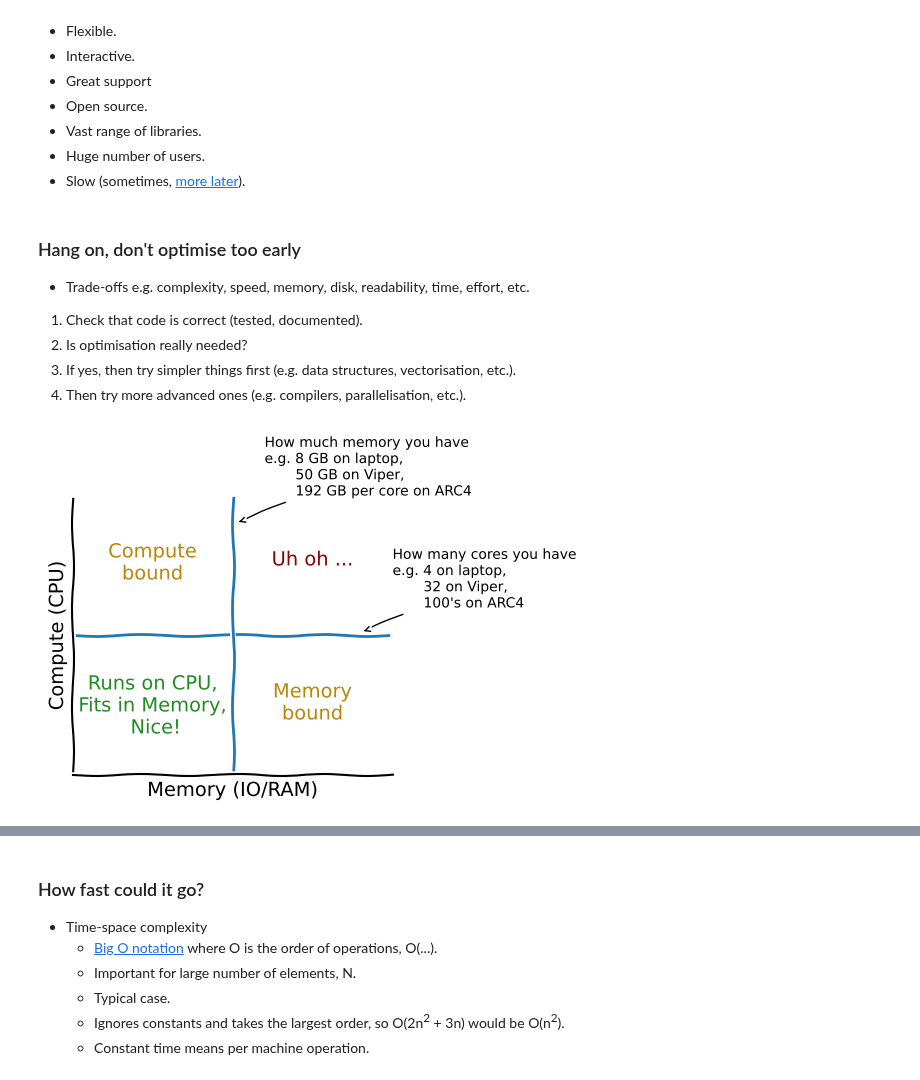
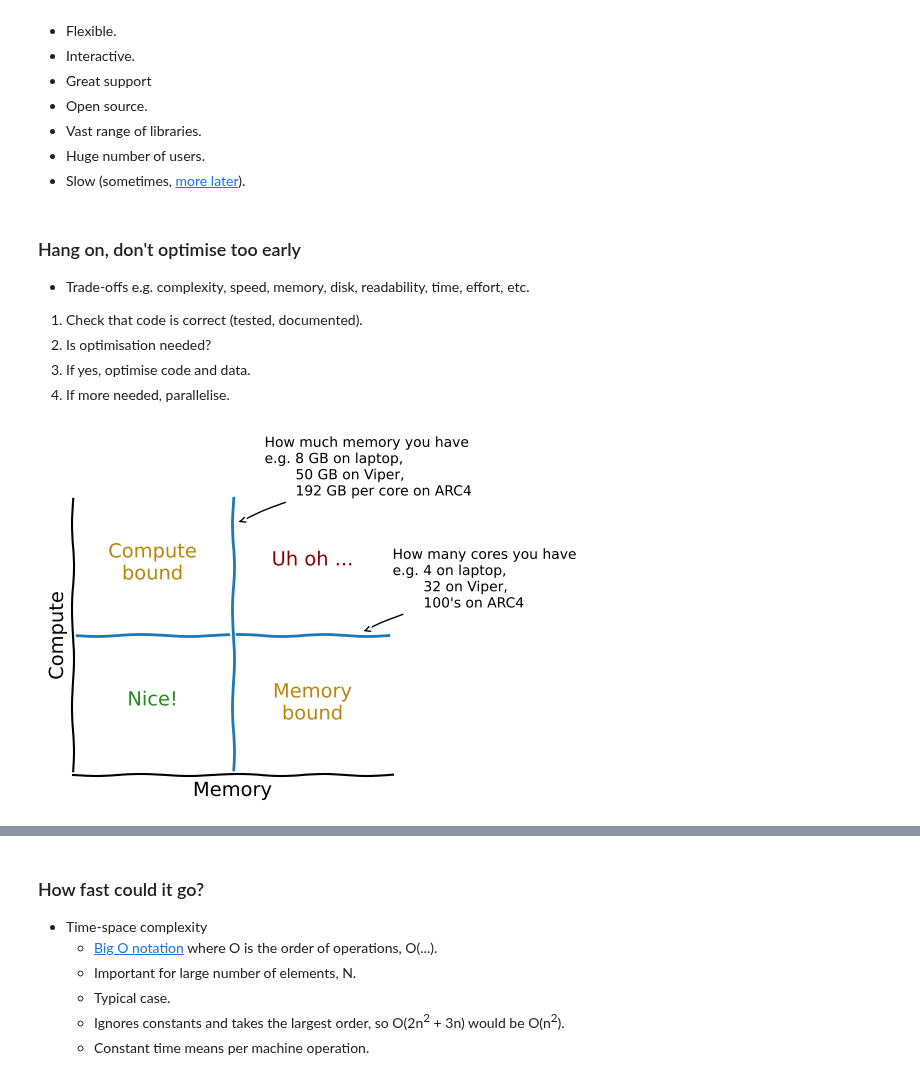
Before and after one commit to lukeconibear/tips_to_speed_up_python, a Jupyter notebook: Tips to speed up Python.ipynb, the cells around one changed output, grey strips where cells are left out. Drawn from its saved outputs; the diff is of its cells as text; code cells hidden in the pictures.

```diff
--- a/Tips to speed up Python.ipynb
+++ b/Tips to speed up Python.ipynb
@@ -46,9 +47,9 @@ l.a.conibear@leeds.ac.uk
 ### Hang on, don't optimise too early
 - Trade-offs e.g. complexity, speed, memory, disk, readability, time, effort, etc.
 1. Check that code is correct (tested, documented).
-2. Is optimisation really needed?
-3. If yes, then try simpler things first (e.g. data structures, vectorisation, etc.).
-4. Then try more advanced ones (e.g. compilers, parallelisation, etc.).
+2. Is optimisation needed?
+3. If yes, optimise code and data.
+4. If more needed, parallelise.
 # %%
 import matplotlib.pyplot as plt
 import numpy as np
@@ -56,36 +57,36 @@ import numpy as np
 with plt.xkcd():
     fig = plt.figure(figsize=(4, 4), dpi=100)
     ax = fig.add_axes((0.1, 0.2, 0.8, 0.7))
     ax.spines['right'].set_color('none')
     ax.spines['top'].set_color('none')
     ax.set_xticks([])
     ax.set_yticks([])
     ax.set_ylim([0, 1])
     ax.set_xlim([0, 1])
     plt.axhline(y=0.5, linestyle='-')
     plt.axvline(x=0.5, linestyle='-')
     ax.annotate('Compute\nbound', xy=(0.25, 0.7), ha='center', color='darkgoldenrod')
     ax.annotate('Memory\nbound', xy=(0.75, 0.2), ha='center', color='darkgoldenrod')
-    ax.annotate('Runs on CPU,\nFits in Memory,\n Nice!', xy=(0.25, 0.15), ha='center', color='forestgreen')
+    ax.annotate('Nice!', xy=(0.25, 0.25), ha='center', color='forestgreen')
     ax.annotate('Uh oh ...', xy=(0.75, 0.75), ha='center', color='darkred')
     ax.annotate(
         "How many cores you have\ne.g. 4 on laptop,\n       32 on Viper,\n       100's on ARC4",
         arrowprops=dict(arrowstyle='->'),
         xy=(0.9, 0.51),
         xytext=(1, 0.6),
         fontsize=10
     )
     ax.annotate(
         "How much memory you have\ne.g. 8 GB on laptop,\n       50 GB on Viper,\n       192 GB per core on ARC4",
         arrowprops=dict(arrowstyle='->'),
         xy=(0.51, 0.9),
         xytext=(0.6, 1),
         fontsize=10
     )
-    ax.set_xlabel('Memory (IO/RAM)')
-    ax.set_ylabel('Compute (CPU)')
+    ax.set_xlabel('Memory')
+    ax.set_ylabel('Compute')
     plt.show()
 # %% [output]
-[figure, old version]
+[figure, new version]
 # %% [markdown]
 ### How fast is it?
```
Also changed, not shown: parts of 15 cells of this notebook, 1 other file.
